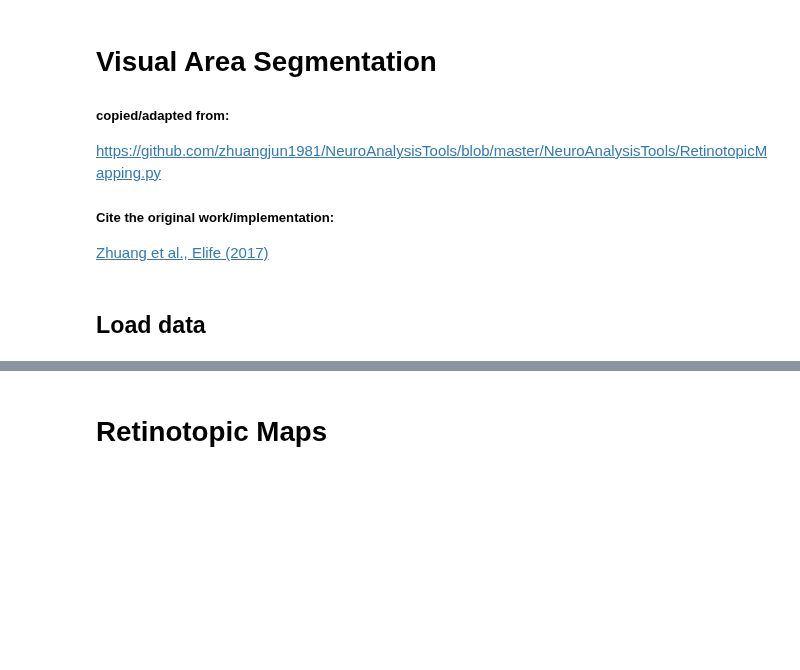
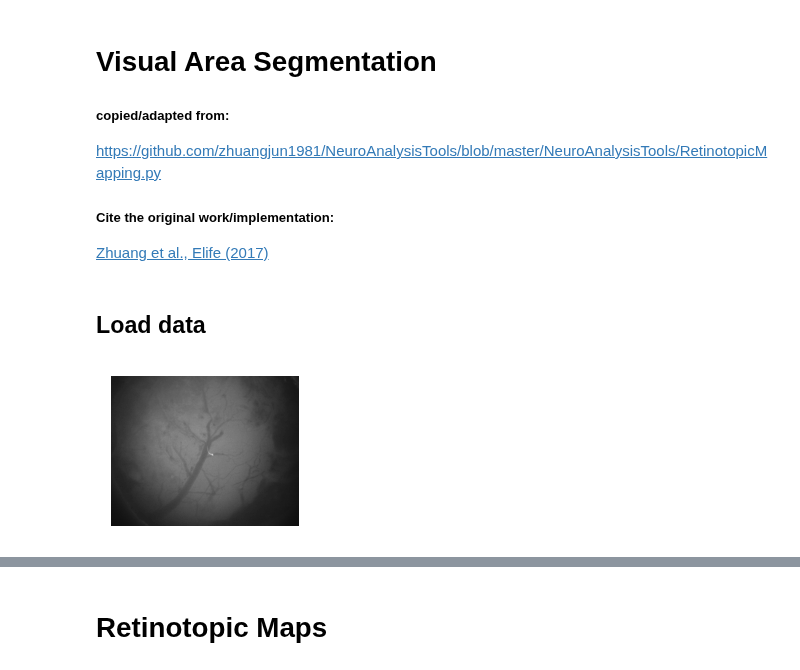
Before and after one commit to LauraGonzalez2000/Lab-notebook, a Jupyter notebook: notebooks/Visual-Areas-Segmentation.ipynb, the cells around one changed output, grey strips where cells are left out. Saved outputs shown, nothing was run; the diff lists cells and outputs as text; code cells hidden in the pictures; blank space fills up the shorter version.

```diff
--- a/notebooks/Visual-Areas-Segmentation.ipynb
+++ b/notebooks/Visual-Areas-Segmentation.ipynb
@@ -21,9 +21,12 @@ from PIL import Image
 # %% [markdown]
 ## Load data
 # %%
-dataFolder = '/Users/yann/UNPROCESSED/CIBELE/2024_06_28/12-36-46/'
+dataFolder = os.path.join(os.path.expanduser('~'), 'DATA', 'CIBELE', 'intrinsic_img', 'SST', 'SST_F4', '12-59-33')
+dataFolder = os.path.join(os.path.expanduser('~'), 'DATA', 'CIBELE', 'intrinsic_img', 'PVNR1', 'PVNR1_M3', '14-55-55')
 # retinotopic mapping data
-maps = np.load(os.path.join(dataFolder, 'raw-maps.npy'), allow_pickle=True).item()
+maps = np.load(os.path.join(dataFolder, 'raw-maps.npy') , allow_pickle=True).item()
 # vasculature picture
-imVasc = np.array(Image.open(os.path.join(dataFolder, 'vasculature-PVNR1_M3-HQ.tif')))
-plt.imshow(imVasc, cmap=plt.cm.grey); plt.axis('off');
+imVasc = np.array(Image.open(os.path.join(dataFolder, 'vasculature.tif')))
+plt.imshow(imVasc**1, cmap=plt.cm.grey); plt.axis('off');
+# %% [output]
+[figure, added]
```
Also changed, not shown: parts of 7 cells of this notebook, 7 other files.
